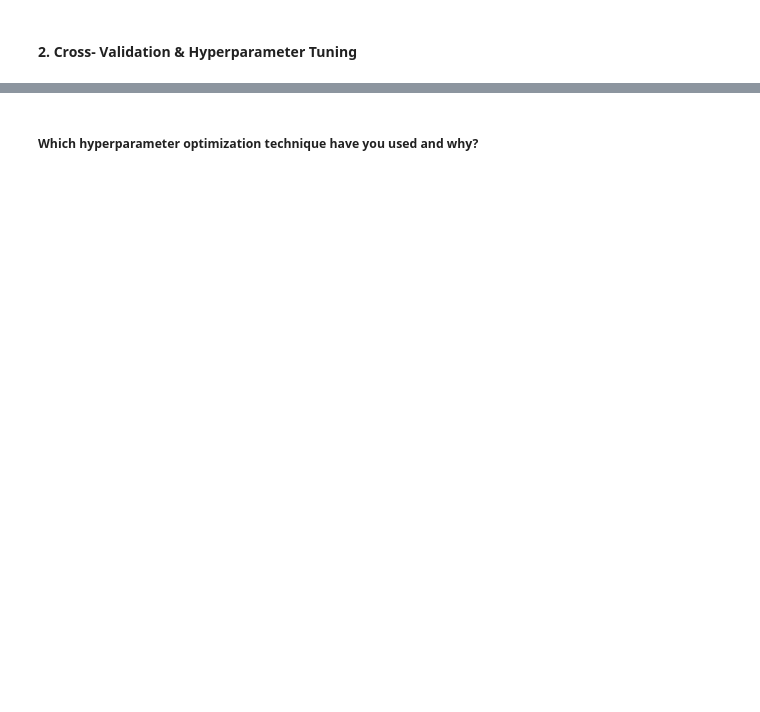
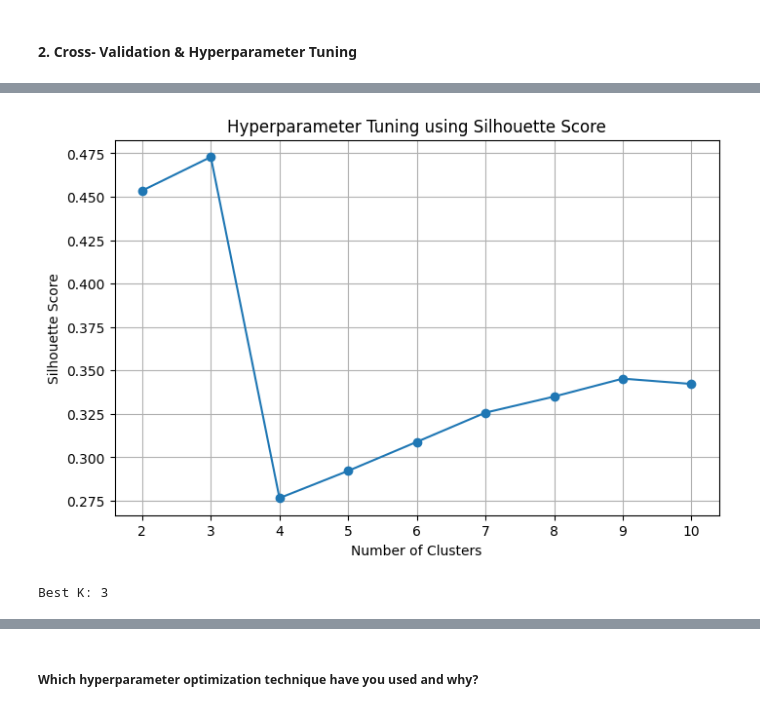
Before and after one commit to GEE2007/world-happiness-clustering, a Jupyter notebook: world_happiness_clustering.ipynb, the cells around one changed output, grey strips where cells are left out. Cells and saved outputs as stored; diff of their text form; code cells hidden in the pictures; blank space fills up the shorter version.

```diff
--- a/world_happiness_clustering.ipynb
+++ b/world_happiness_clustering.ipynb
@@ -1109,5 +1189,27 @@ Answer Here.
 # ML Model - 1 Implementation with hyperparameter optimization techniques (i.e., GridSearch CV, RandomSearch CV, Bayesian Optimization etc.)
 
 # Fit the Algorithm
+from sklearn.metrics import silhouette_score
 
-# Predict on the model
+results=[]
+
+for k in range(2,11):
+
+    model=KMeans(
+        n_clusters=k,
+        random_state=42,
+        n_init=10
+    )
+
+    labels=model.fit_predict(X_pca)
+
+    score=silhouette_score(X_pca,labels)
+
+    results.append([k,score])
+
+results_df=pd.DataFrame(
+    results,
+    columns=["Number of Clusters","Silhouette Score"]
+)
+
+results_df
@@ -1113,0 +1227,29 @@ Answer Here.
+# %%
+plt.figure(figsize=(8,5))
+
+plt.plot(
+    results_df["Number of Clusters"],
+    results_df["Silhouette Score"],
+    marker="o"
+)
+
+plt.title("Hyperparameter Tuning using Silhouette Score")
+
+plt.xlabel("Number of Clusters")
+
+plt.ylabel("Silhouette Score")
+
+plt.grid(True)
+
+plt.show()
+# %% [output]
+[figure, added]
+# %%
+best_k=results_df.loc[
+    results_df["Silhouette Score"].idxmax(),
+    "Number of Clusters"
+]
+
+print("Best K:",best_k)
+# %% [output]
+Best K: 3
```
Also changed, not shown: parts of 51 cells of this notebook.
